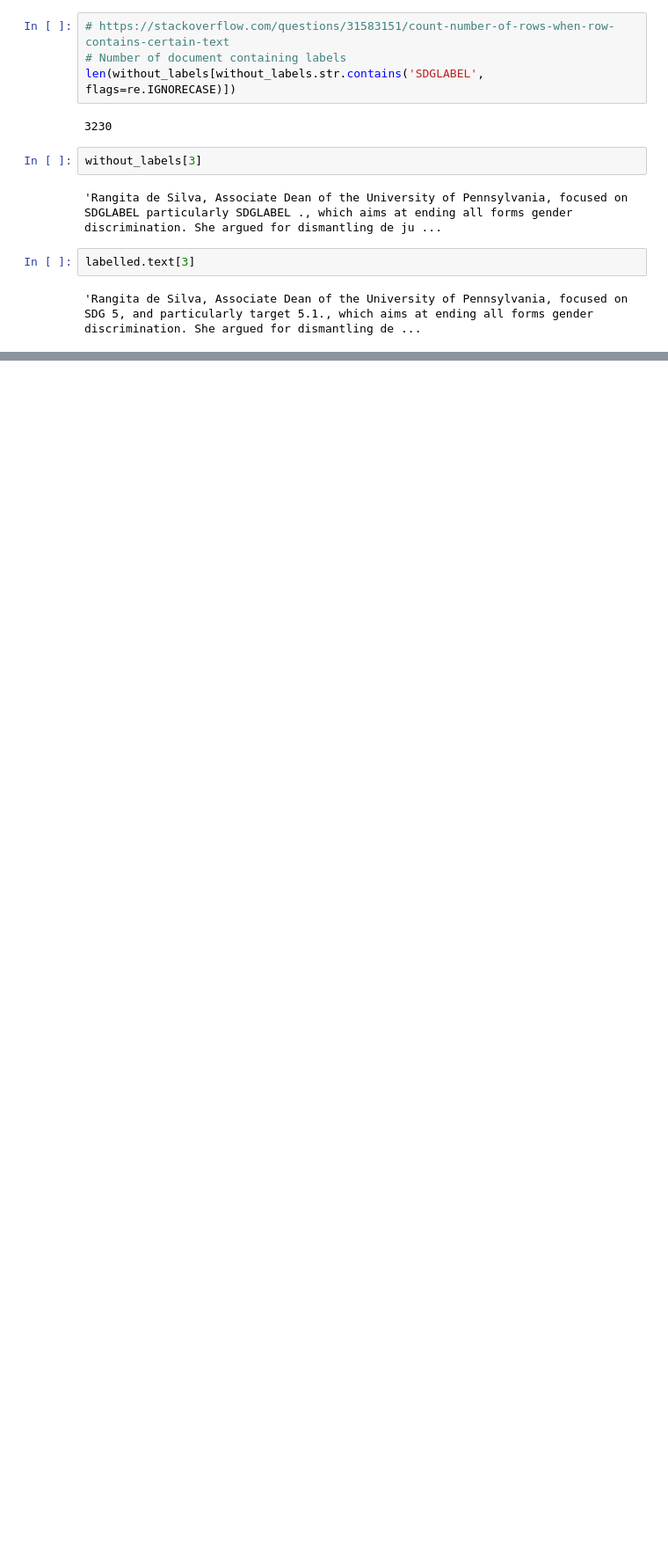
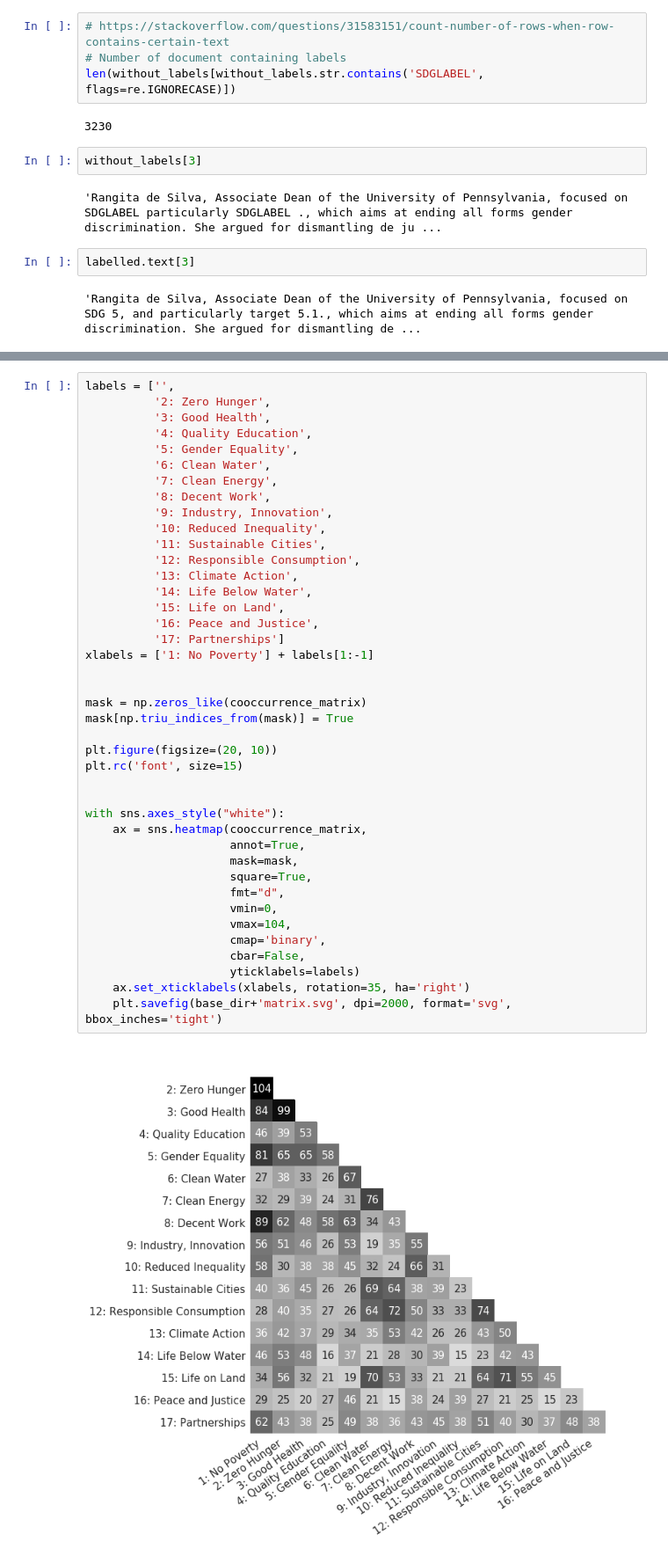
Before and after one commit to vondersam/sdgs_text_classifier, a Jupyter notebook: experiments/data_analysis.ipynb, the cells around one changed output, grey strips where cells are left out. Shown at 88% size. Saved outputs shown, nothing was run; the diff lists cells and outputs as text; blank space fills up the shorter version.

```diff
--- a/experiments/data_analysis.ipynb
+++ b/experiments/data_analysis.ipynb
@@ -361,0 +506,43 @@ labelled.text[3]
+# %%
+labels = ['',
+          '2: Zero Hunger',
+          '3: Good Health',
+          '4: Quality Education',
+          '5: Gender Equality',
+          '6: Clean Water',
+          '7: Clean Energy',
+          '8: Decent Work',
+          '9: Industry, Innovation',
+          '10: Reduced Inequality',
+          '11: Sustainable Cities',
+          '12: Responsible Consumption',
+          '13: Climate Action',
+          '14: Life Below Water',
+          '15: Life on Land',
+          '16: Peace and Justice',
+          '17: Partnerships']
+xlabels = ['1: No Poverty'] + labels[1:-1]
+
+
+mask = np.zeros_like(cooccurrence_matrix)
+mask[np.triu_indices_from(mask)] = True
+
+plt.figure(figsize=(20, 10))
+plt.rc('font', size=15)
+
+
+with sns.axes_style("white"):
+    ax = sns.heatmap(cooccurrence_matrix,
+                     annot=True,
+                     mask=mask,
+                     square=True,
+                     fmt="d",
+                     vmin=0,
+                     vmax=104,
+                     cmap='binary',
+                     cbar=False,
+                     yticklabels=labels)
+    ax.set_xticklabels(xlabels, rotation=35, ha='right')
+    plt.savefig(base_dir+'matrix.svg', dpi=2000, format='svg', bbox_inches='tight')
+# %% [output]
+[figure, added]
```
Also changed, not shown: parts of 9 cells of this notebook.
